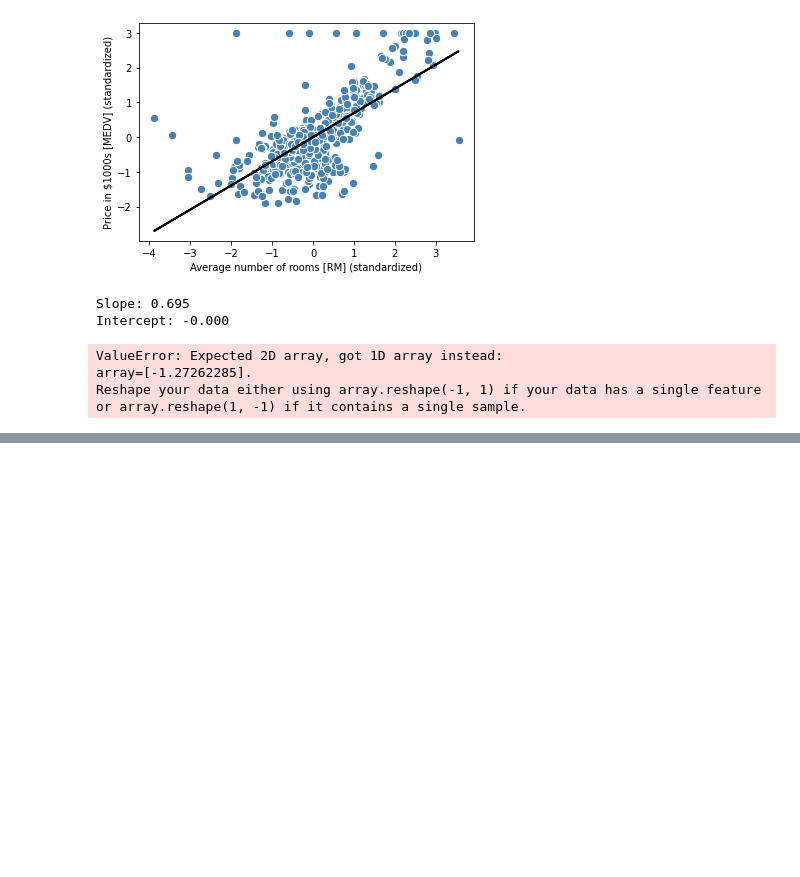
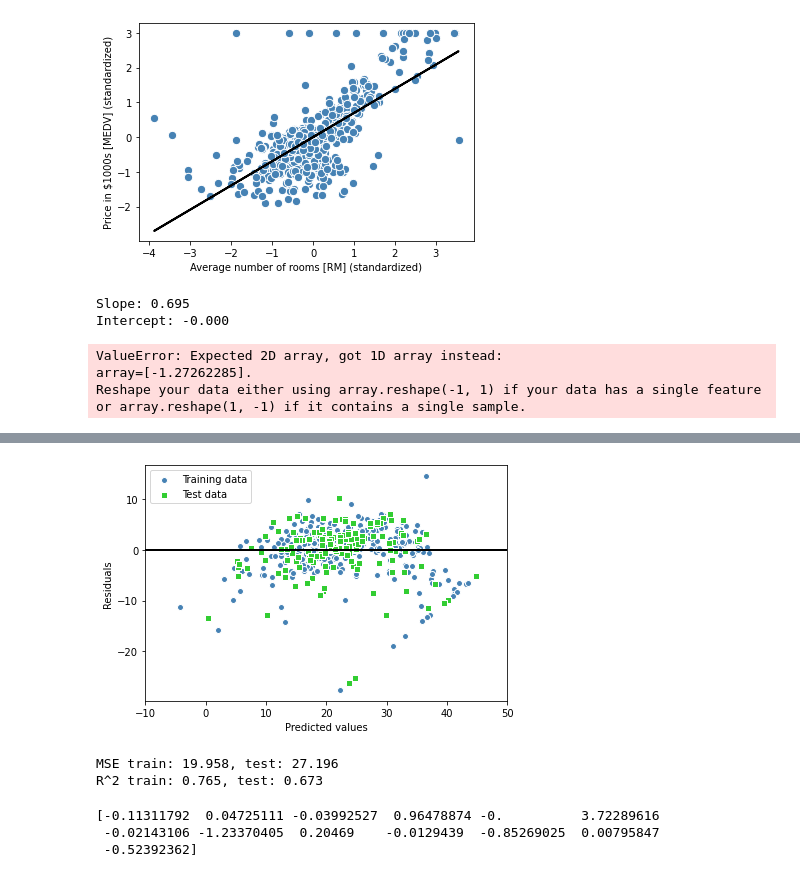
Before and after one commit to rayyyy/python-ai-programing, a Jupyter notebook: ch10/ch10.ipynb, the cells around one changed output, grey strips where cells are left out. Saved outputs shown, nothing was run; the diff lists cells and outputs as text; code cells hidden in the pictures; blank space fills up the shorter version.

```diff
--- a/ch10/ch10.ipynb
+++ b/ch10/ch10.ipynb
@@ -136,0 +220,13 @@ Reshape your data either using array.reshape(-1, 1) if your data has a single fe
+# %%
+from sklearn.model_selection import train_test_split
+
+X = df.iloc[:, :-1].values
+y = df["MEDV"].values
+
+X_train, X_test, y_train, y_test = train_test_split(X, y, test_size=0.3, random_state=0)
+# %%
+slr = LinearRegression()
+
+slr.fit(X_train, y_train)
+y_train_pred = slr.predict(X_train)
+y_test_pred = slr.predict(X_test)
@@ -136,0 +242,58 @@ Reshape your data either using array.reshape(-1, 1) if your data has a single fe
+# %%
+plt.scatter(
+    y_train_pred,
+    y_train_pred - y_train,
+    c="steelblue",
+    marker="o",
+    edgecolor="white",
+    label="Training data",
+)
+plt.scatter(
+    y_test_pred,
+    y_test_pred - y_test,
+    c="limegreen",
+    marker="s",
+    edgecolor="white",
+    label="Test data",
+)
+plt.xlabel("Predicted values")
+plt.ylabel("Residuals")
+plt.legend(loc="upper left")
+plt.hlines(y=0, xmin=-10, xmax=50, color="black", lw=2)
+plt.xlim([-10, 50])
+plt.tight_layout()
+
+# plt.savefig('images/10_09.png', dpi=300)
+plt.show()
+# %% [output]
+[figure, added]
+# %%
+from sklearn.metrics import r2_score
+from sklearn.metrics import mean_squared_error
+
+print(
+    "MSE train: %.3f, test: %.3f"
+    % (
+        mean_squared_error(y_train, y_train_pred),
+        mean_squared_error(y_test, y_test_pred),
+    )
+)
+print(
+    "R^2 train: %.3f, test: %.3f"
+    % (r2_score(y_train, y_train_pred), r2_score(y_test, y_test_pred))
+)
+# %% [output]
+MSE train: 19.958, test: 27.196
+R^2 train: 0.765, test: 0.673
+# %%
+from sklearn.linear_model import Lasso
+
+lasso = Lasso(alpha=0.1)
+lasso.fit(X_train, y_train)
+y_train_pred = lasso.predict(X_train)
+y_test_pred = lasso.predict(X_test)
+print(lasso.coef_)
+# %% [output]
+[-0.11311792  0.04725111 -0.03992527  0.96478874 -0.          3.72289616
+ -0.02143106 -1.23370405  0.20469    -0.0129439  -0.85269025  0.00795847
+ -0.52392362]
```
Also changed, not shown: parts of 23 cells of this notebook, 3 other files.
